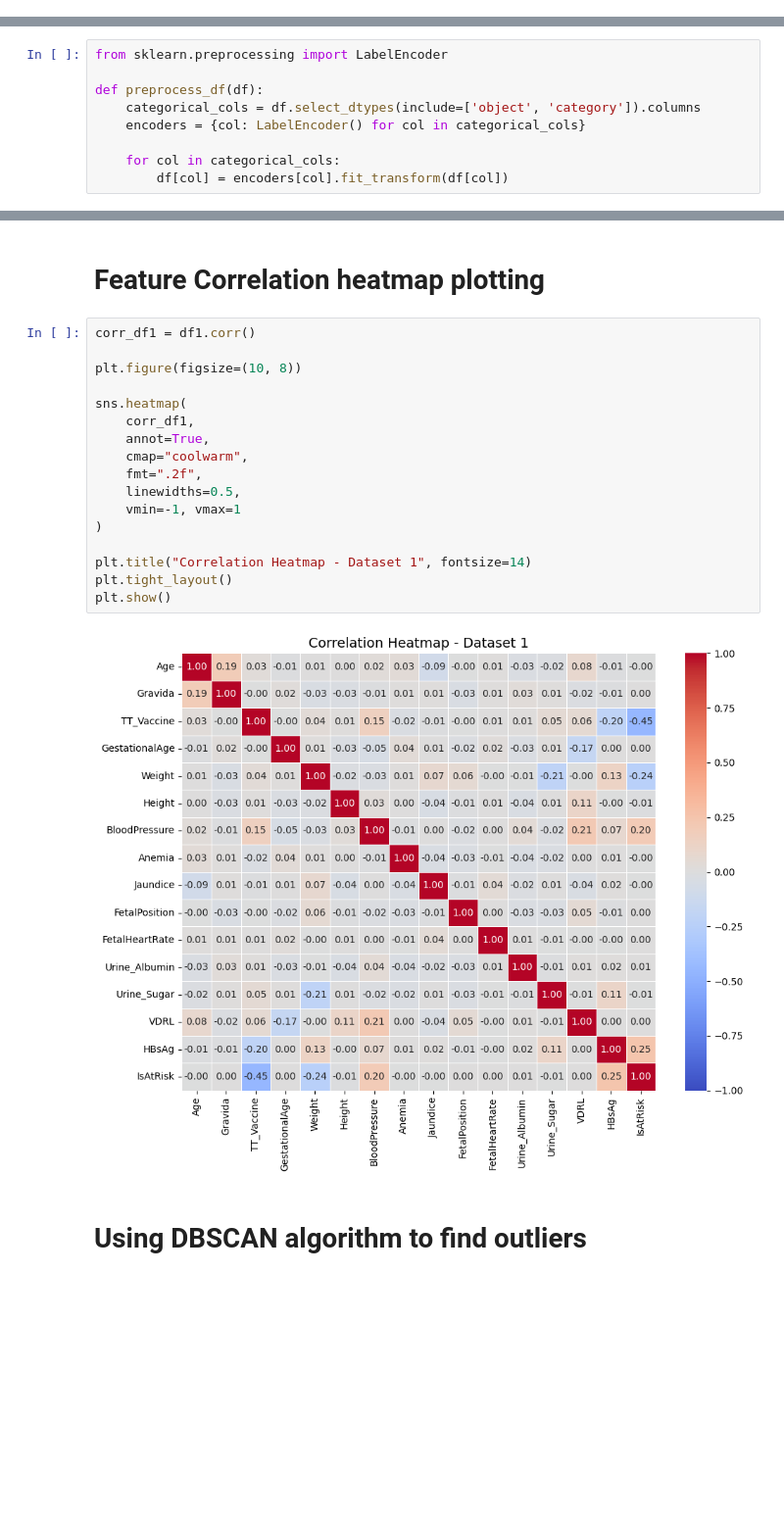
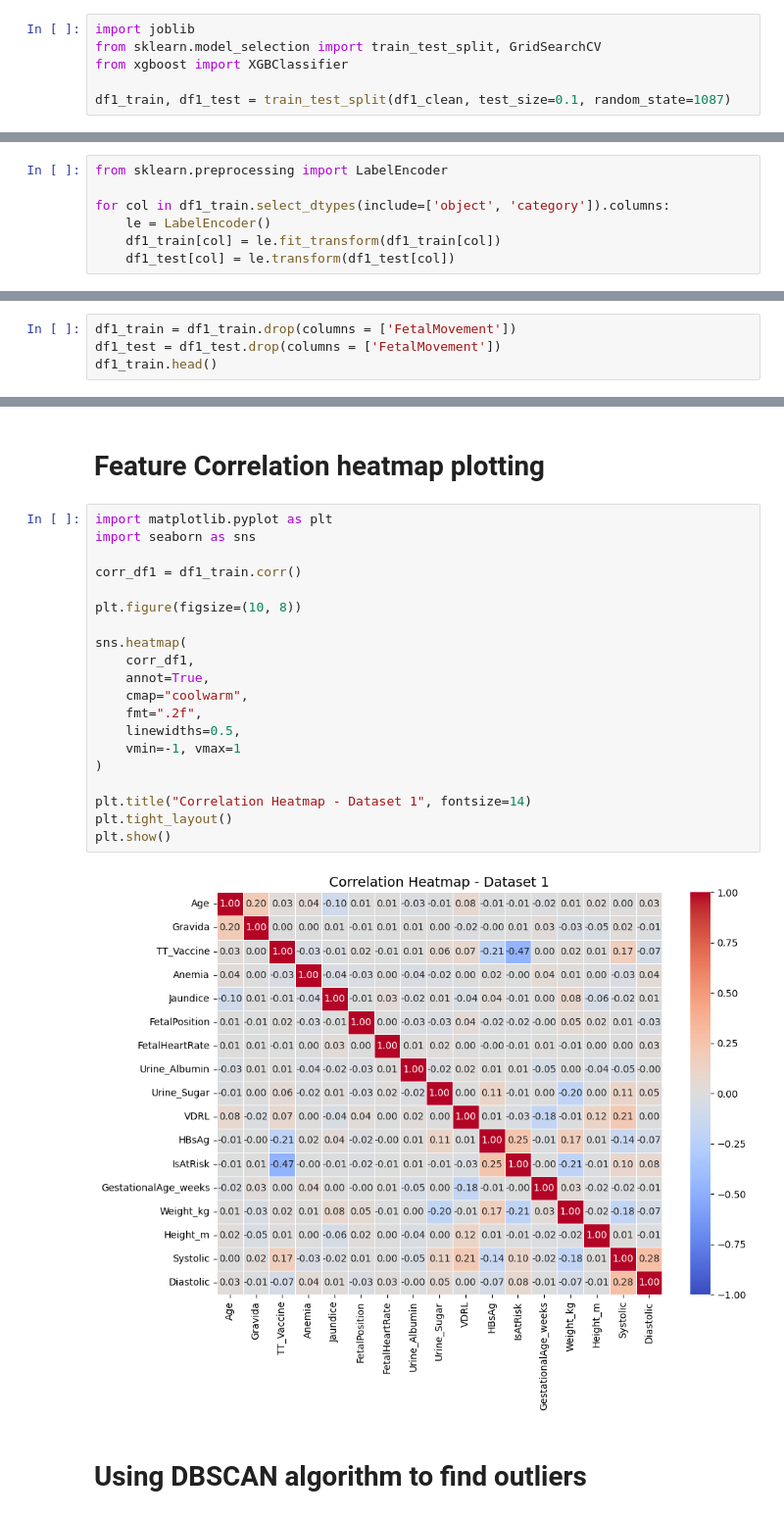
Before and after one commit to TakeASwing-420/maternal-health, a Jupyter notebook: mh.ipynb, the cells around one changed output, grey strips where cells are left out. Shown at 98% size. Saved outputs shown, nothing was run; the diff lists cells and outputs as text; blank space fills up the shorter version.

```diff
--- a/mh.ipynb
+++ b/mh.ipynb
@@ -92,0 +144,6 @@ df1.head()
+# %%
+import joblib
+from sklearn.model_selection import train_test_split, GridSearchCV
+from xgboost import XGBClassifier
+
+df1_train, df1_test = train_test_split(df1_clean, test_size=0.1, random_state=1087)
@@ -107,9 +195,7 @@ def vif(X):
 # %%
 from sklearn.preprocessing import LabelEncoder
 
-def preprocess_df(df):
-    categorical_cols = df.select_dtypes(include=['object', 'category']).columns
-    encoders = {col: LabelEncoder() for col in categorical_cols}
-
-    for col in categorical_cols:
-        df[col] = encoders[col].fit_transform(df[col])
+for col in df1_train.select_dtypes(include=['object', 'category']).columns:
+    le = LabelEncoder()
+    df1_train[col] = le.fit_transform(df1_train[col])
+    df1_test[col] = le.transform(df1_test[col])
@@ -156,0 +238,4 @@ preprocess_df(df1)
+# %%
+df1_train = df1_train.drop(columns = ['FetalMovement'])
+df1_test = df1_test.drop(columns = ['FetalMovement'])
+df1_train.head()
@@ -157,24 +249,27 @@ preprocess_df(df1)
 # %% [markdown]
 # Feature Correlation heatmap plotting
 # %%
-corr_df1 = df1.corr()
+import matplotlib.pyplot as plt
+import seaborn as sns
+
+corr_df1 = df1_train.corr()
 
 plt.figure(figsize=(10, 8))
 
 sns.heatmap(
     corr_df1,
     annot=True,
     cmap="coolwarm",
     fmt=".2f",
     linewidths=0.5,
     vmin=-1, vmax=1
 )
 
 plt.title("Correlation Heatmap - Dataset 1", fontsize=14)
 plt.tight_layout()
 plt.show()
 # %% [output]
-[figure, old version]
+[figure, new version]
 # %% [markdown]
 # Using DBSCAN algorithm to find outliers
 # %%
```
Also changed, not shown: parts of 20 cells of this notebook, 3 other files.
